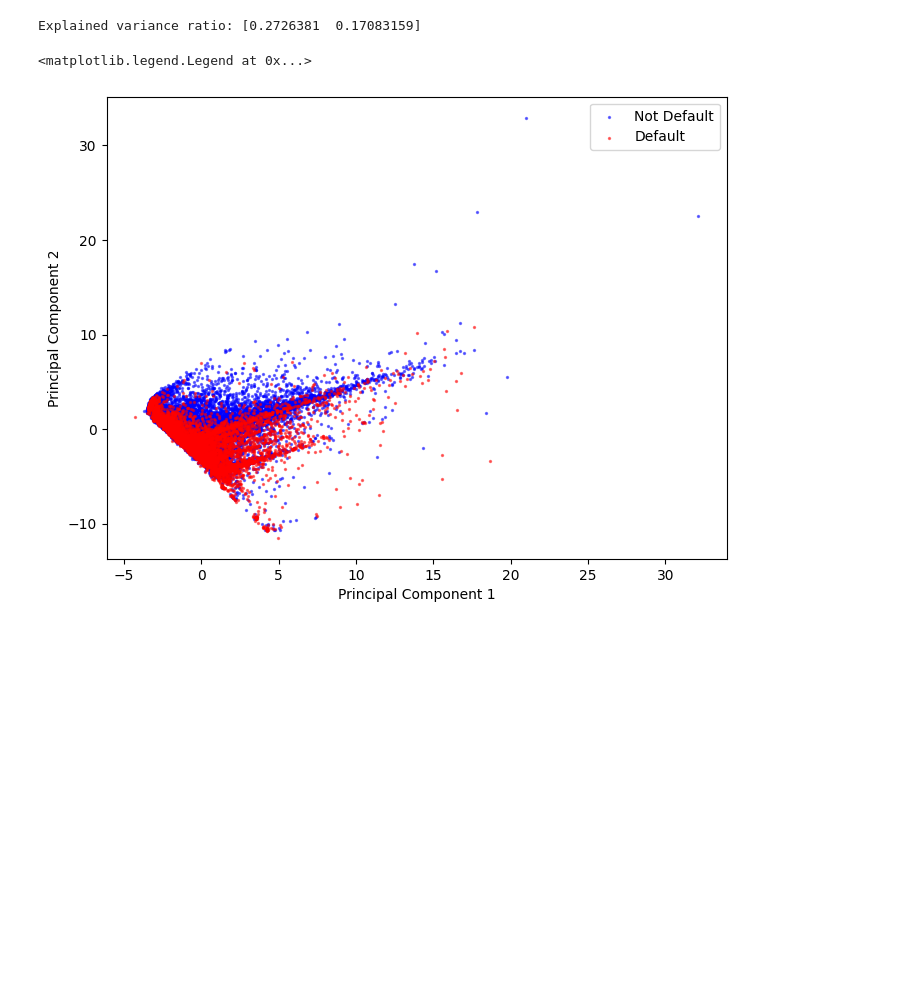
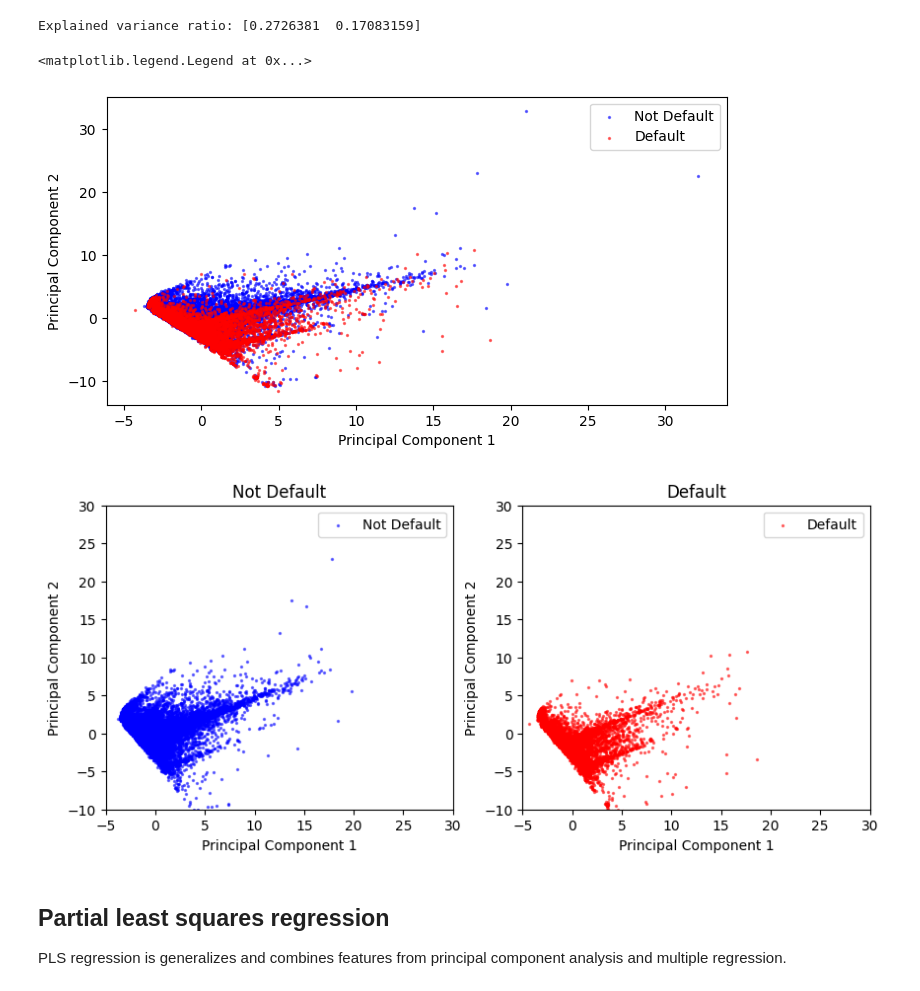
Before and after one commit to oneybb/EC4308_Credit_Default, a Jupyter notebook: PCA.ipynb, the cells around one changed output. Cells and saved outputs as stored; diff of their text form; code cells hidden in the pictures; blank space fills up the shorter version.

```diff
--- a/PCA.ipynb
+++ b/PCA.ipynb
@@ -6,7 +7,7 @@ from sklearn.decomposition import PCA
 from sklearn.preprocessing import StandardScaler
 # %%
 # Load the dataset
-df = pd.read_csv('UCI_Credit_Card.csv', header=0)
+df = pd.read_csv('data/UCI_Credit_Card.csv', header=0)
 
 # Convert string columns to numeric
 for col in df.columns:
@@ -41,12 +48,35 @@ print("Explained variance ratio:", pca.explained_variance_ratio_[:2])
 Explained variance ratio: [0.2726381  0.17083159]
 # %%
 # Plot the PCA results
-plt.figure(figsize=(8, 6))
+plt.figure(figsize=(8, 4))
 plt.scatter(X_pca[y == 0, 0], X_pca[y == 0, 1], color='blue', label='Not Default', alpha=0.5, s=2)
 plt.scatter(X_pca[y == 1, 0], X_pca[y == 1, 1], color='red', label='Default', alpha=0.5, s=2)
 plt.xlabel('Principal Component 1')
 plt.ylabel('Principal Component 2')
 plt.legend()
 # %% [output]
 <matplotlib.legend.Legend at 0x...>
-[figure, old version]
+[figure, new version]
+# %%
+# Plot PCA results of twp groups in two graphs
+
+plt.figure(figsize=(10, 4))
+plt.subplot(1, 2, 1)
+plt.xlim(-5, 30)
+plt.ylim(-10, 30)
+plt.scatter(X_pca[y == 0, 0], X_pca[y == 0, 1], color='blue', label='Not Default', alpha=0.5, s=2)
+plt.xlabel('Principal Component 1')
+plt.ylabel('Principal Component 2')
+plt.legend()
+plt.title('Not Default')
+plt.subplot(1, 2, 2)
+plt.xlim(-5, 30)
+plt.ylim(-10, 30)
+plt.scatter(X_pca[y == 1, 0], X_pca[y == 1, 1], color='red', label='Default', alpha=0.5, s=2)
+plt.xlabel('Principal Component 1')
+plt.ylabel('Principal Component 2')
+plt.legend()
+plt.title('Default')
+plt.show()
+# %% [output]
+[figure, added]
@@ -52,0 +88,4 @@ plt.legend()
+# %% [markdown]
+## Partial least squares regression
+
+PLS regression is generalizes and combines features from principal component analysis and multiple regression.
```
Also changed, not shown: parts of 8 cells of this notebook, 2 other files.
